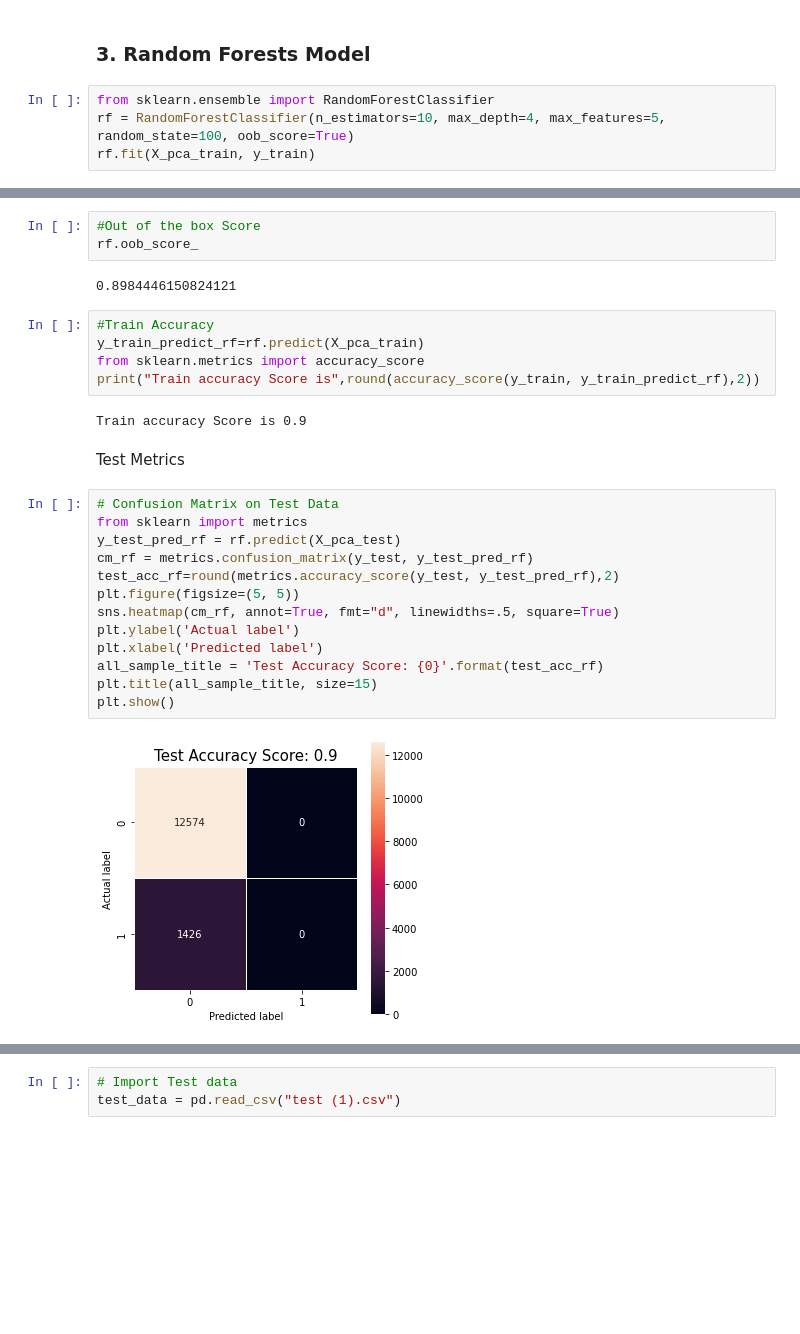
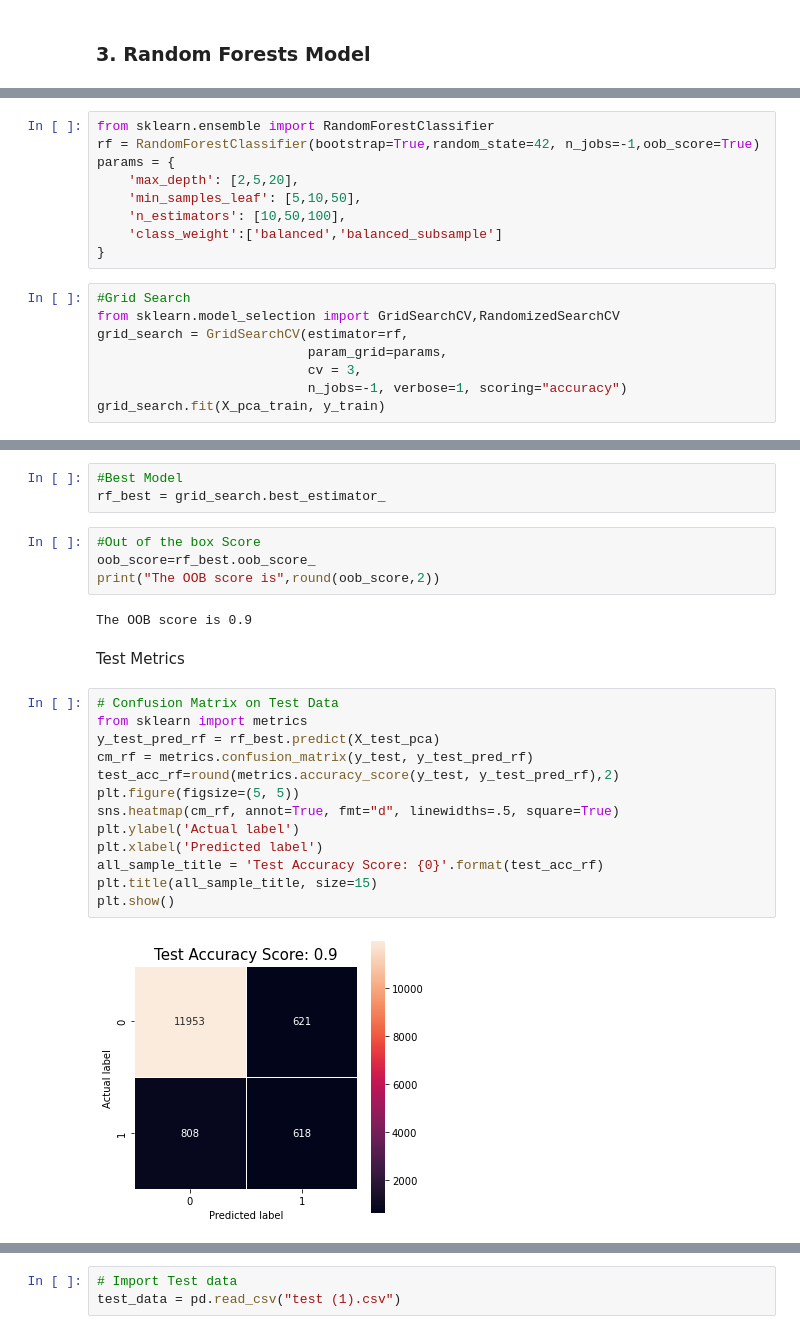
Before and after one commit to karthickchetti/Telecom_Churn_Prediction, a Jupyter notebook: Prediction.ipynb, the cells around one changed output, grey strips where cells are left out. Saved outputs shown, nothing was run; the diff lists cells and outputs as text; blank space fills up the shorter version.

```diff
--- a/Prediction.ipynb
+++ b/Prediction.ipynb
@@ -665,7 +663,3 @@ X_pca_test.shape
 (14000, 15)
 # %% [markdown]
 ### 3. Random Forests Model
-# %%
-from sklearn.ensemble import RandomForestClassifier
-rf = RandomForestClassifier(n_estimators=10, max_depth=4, max_features=5, random_state=100, oob_score=True)
-rf.fit(X_pca_train, y_train)
@@ -674,0 +668,17 @@ RandomForestClassifier(max_depth=4, max_features=5, n_estimators=10,
+# %%
+from sklearn.ensemble import RandomForestClassifier
+rf = RandomForestClassifier(bootstrap=True,random_state=42, n_jobs=-1,oob_score=True)
+params = {
+    'max_depth': [2,5,20],
+    'min_samples_leaf': [5,10,50],
+    'n_estimators': [10,50,100],
+    'class_weight':['balanced','balanced_subsample']
+}
+# %%
+#Grid Search
+from sklearn.model_selection import GridSearchCV,RandomizedSearchCV
+grid_search = GridSearchCV(estimator=rf,
+                           param_grid=params,
+                           cv = 3,
+                           n_jobs=-1, verbose=1, scoring="accuracy")
+grid_search.fit(X_pca_train, y_train)
@@ -675,32 +734,29 @@ RandomForestClassifier(max_depth=4, max_features=5, n_estimators=10,
+# %%
+#Best Model
+rf_best = grid_search.best_estimator_
 # %%
 #Out of the box Score
-rf.oob_score_
+oob_score=rf_best.oob_score_
+print("The OOB score is",round(oob_score,2))
 # %% [output]
-0.8984446150824121
+The OOB score is 0.9
-# %%
-#Train Accuracy
-y_train_predict_rf=rf.predict(X_pca_train)
-from sklearn.metrics import accuracy_score
-print("Train accuracy Score is",round(accuracy_score(y_train, y_train_predict_rf),2))
-# %% [output]
-Train accuracy Score is 0.9
 # %% [markdown]
 Test Metrics
 # %%
 # Confusion Matrix on Test Data
 from sklearn import metrics
-y_test_pred_rf = rf.predict(X_pca_test)
+y_test_pred_rf = rf_best.predict(X_test_pca)
 cm_rf = metrics.confusion_matrix(y_test, y_test_pred_rf)
 test_acc_rf=round(metrics.accuracy_score(y_test, y_test_pred_rf),2)
 plt.figure(figsize=(5, 5))
 sns.heatmap(cm_rf, annot=True, fmt="d", linewidths=.5, square=True)
 plt.ylabel('Actual label')
 plt.xlabel('Predicted label')
 all_sample_title = 'Test Accuracy Score: {0}'.format(test_acc_rf)
 plt.title(all_sample_title, size=15)
 plt.show()
 # %% [output]
-[figure, old version]
+[figure, new version]
 # %%
 #Other Test Metrics
 print("Precision Score :",round(precision_score(y_test, y_test_pred_rf),2))
```
Also changed, not shown: parts of 28 cells of this notebook.
